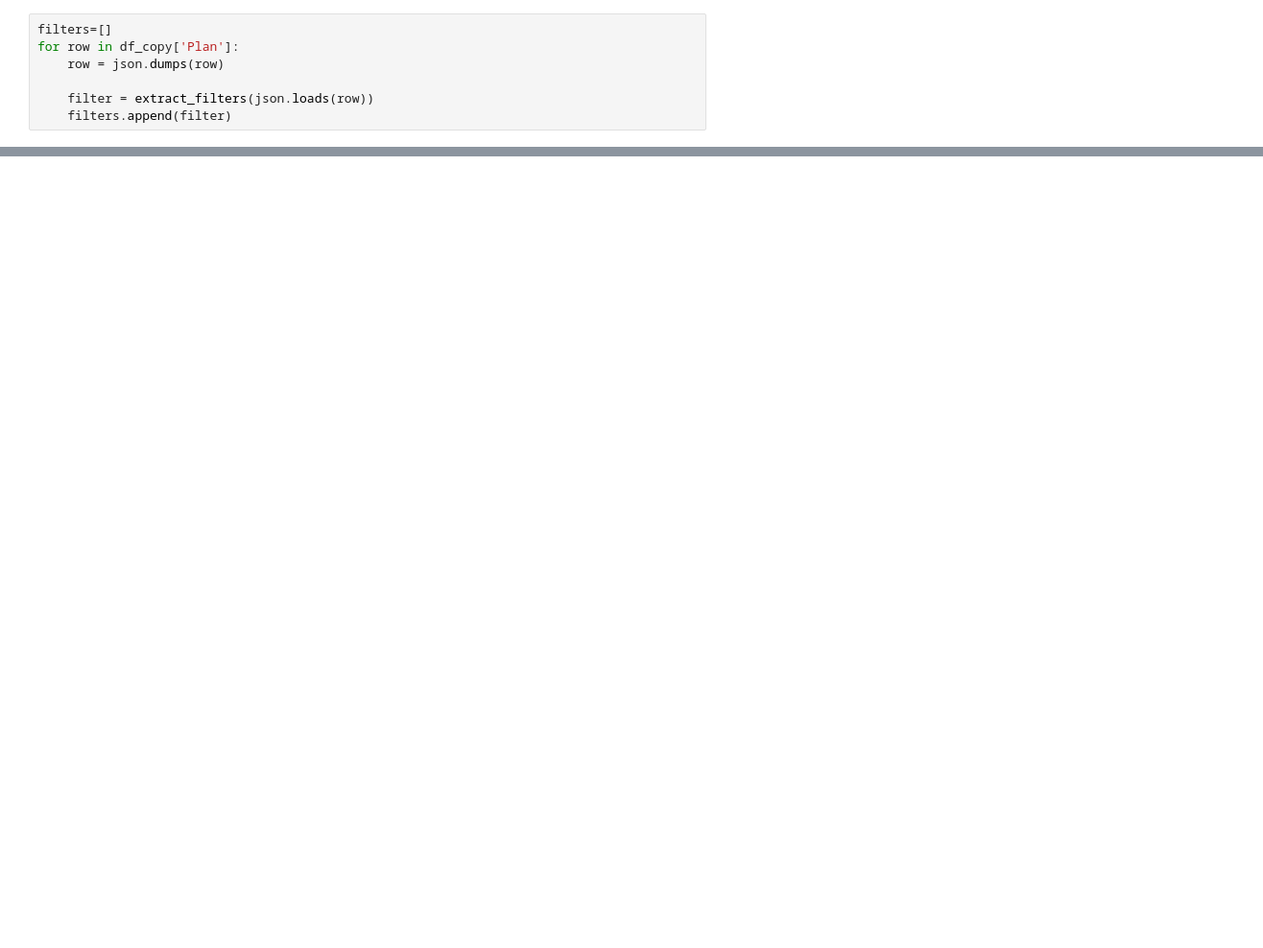
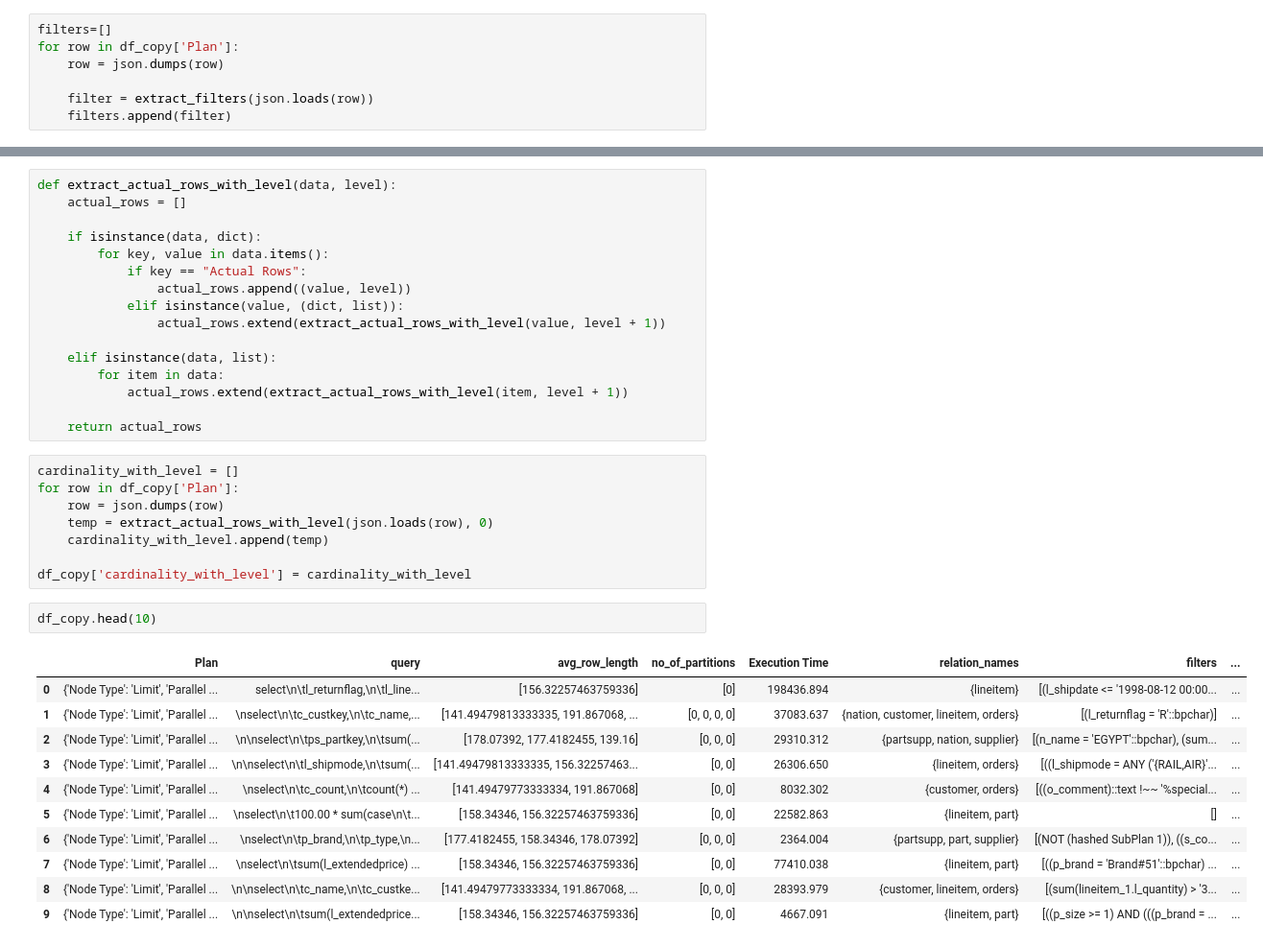
Before and after one commit to ykodwani01/BMP_Cost_of_Query, a Jupyter notebook: test.ipynb, the cells around one changed output, grey strips where cells are left out. Shown: that part at 96% size. Drawn from its saved outputs; the diff is of its cells as text; blank space fills up the shorter version.

```diff
--- a/test.ipynb
+++ b/test.ipynb
@@ -88,0 +161,38 @@ df_copy.head(10)
+# %%
+def extract_actual_rows_with_level(data, level):
+    actual_rows = []
+
+    if isinstance(data, dict):
+        for key, value in data.items():
+            if key == "Actual Rows":
+                actual_rows.append((value, level))
+            elif isinstance(value, (dict, list)):
+                actual_rows.extend(extract_actual_rows_with_level(value, level + 1))
+
+    elif isinstance(data, list):
+        for item in data:
+            actual_rows.extend(extract_actual_rows_with_level(item, level + 1))
+
+    return actual_rows
+# %%
+cardinality_with_level = []
+for row in df_copy['Plan']:
+    row = json.dumps(row)
+    temp = extract_actual_rows_with_level(json.loads(row), 0)
+    cardinality_with_level.append(temp)
+
+df_copy['cardinality_with_level'] = cardinality_with_level
+# %%
+df_copy.head(10)
+# %% [output]
+|  | Plan | query | avg_row_length | no_of_partitions | Execution Time | relation_names | filters | ... |
+| 0 | {'Node Type': 'Limit', 'Parallel ... | select\n\tl_returnflag,\n\tl_line... | [156.32257463759336] | [0] | 198436.894 | {lineitem} | [(l_shipdate <= '1998-08-12 00:00... | ... |
+| 1 | {'Node Type': 'Limit', 'Parallel ... | \nselect\n\tc_custkey,\n\tc_name,... | [141.49479813333335, 191.867068, ... | [0, 0, 0, 0] | 37083.637 | {nation, customer, lineitem, orders} | [(l_returnflag = 'R'::bpchar)] | ... |
+| 2 | {'Node Type': 'Limit', 'Parallel ... | \n\nselect\n\tps_partkey,\n\tsum(... | [178.07392, 177.4182455, 139.16] | [0, 0, 0] | 29310.312 | {partsupp, nation, supplier} | [(n_name = 'EGYPT'::bpchar), (sum... | ... |
+| 3 | {'Node Type': 'Limit', 'Parallel ... | \n\nselect\n\tl_shipmode,\n\tsum(... | [141.49479813333335, 156.32257463... | [0, 0] | 26306.650 | {lineitem, orders} | [((l_shipmode = ANY ('{RAIL,AIR}'... | ... |
+| 4 | {'Node Type': 'Limit', 'Parallel ... | \nselect\n\tc_count,\n\tcount(*) ... | [141.49479773333334, 191.867068] | [0, 0] | 8032.302 | {customer, orders} | [((o_comment)::text !~~ '%special... | ... |
+| 5 | {'Node Type': 'Limit', 'Parallel ... | \nselect\n\t100.00 * sum(case\n\t... | [158.34346, 156.32257463759336] | [0, 0] | 22582.863 | {lineitem, part} | [] | ... |
+| 6 | {'Node Type': 'Limit', 'Parallel ... | \nselect\n\tp_brand,\n\tp_type,\n... | [177.4182455, 158.34346, 178.07392] | [0, 0, 0] | 2364.004 | {partsupp, part, supplier} | [(NOT (hashed SubPlan 1)), ((s_co... | ... |
+| 7 | {'Node Type': 'Limit', 'Parallel ... | \nselect\n\tsum(l_extendedprice) ... | [158.34346, 156.32257463759336] | [0, 0] | 77410.038 | {lineitem, part} | [((p_brand = 'Brand#51'::bpchar) ... | ... |
+| 8 | {'Node Type': 'Limit', 'Parallel ... | \n\nselect\n\tc_name,\n\tc_custke... | [141.49479773333334, 191.867068, ... | [0, 0, 0] | 28393.979 | {customer, lineitem, orders} | [(sum(lineitem_1.l_quantity) > '3... | ... |
+| 9 | {'Node Type': 'Limit', 'Parallel ... | \n\nselect\n\tsum(l_extendedprice... | [158.34346, 156.32257463759336] | [0, 0] | 4667.091 | {lineitem, part} | [((p_size >= 1) AND (((p_brand = ... | ... |
```
Also changed, not shown: parts of 10 cells of this notebook.
